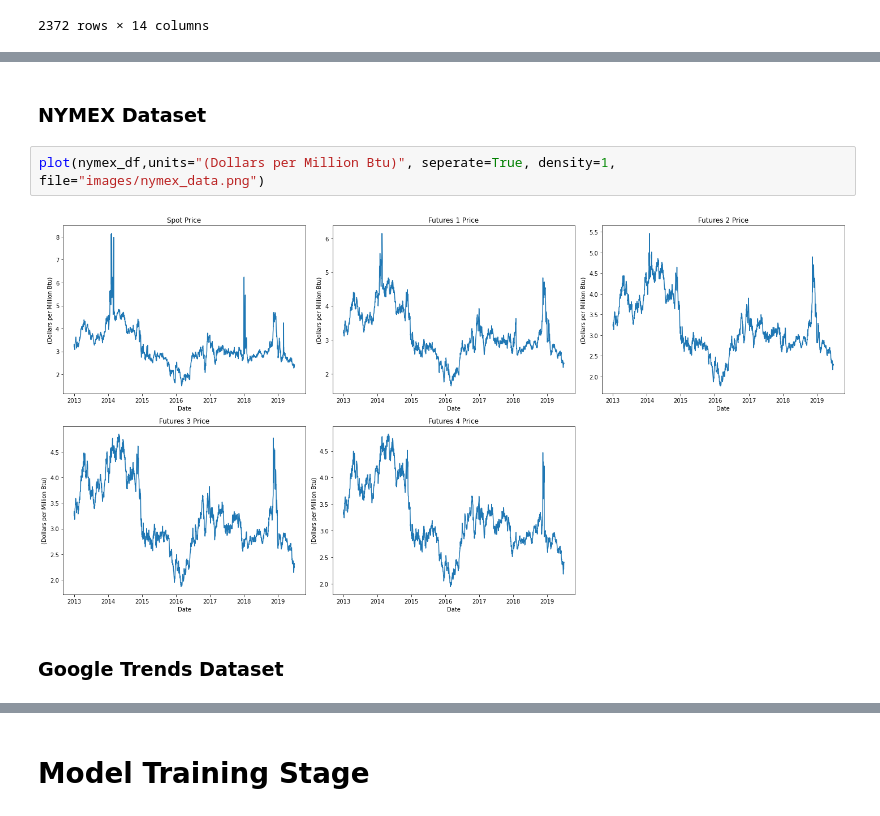
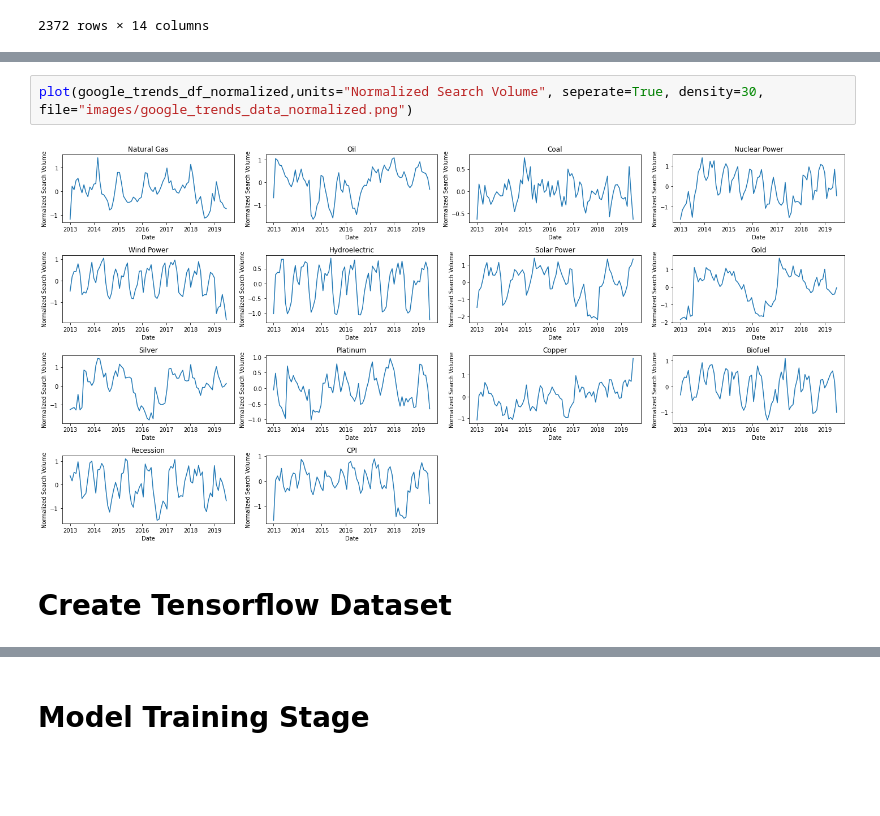
Before and after one commit to qstickmurph/cs4263-project, a Jupyter notebook: code/CS4263-Project.ipynb, the cells around one changed output, grey strips where cells are left out. Drawn from its saved outputs; the diff is of its cells as text; blank space fills up the shorter version.

```diff
--- a/code/CS4263-Project.ipynb
+++ b/code/CS4263-Project.ipynb
@@ -403,8 +396,6 @@ def plot(data, units=None, input_width=0, label_width=0, predictions=None, densi
+# %%
+plot(google_trends_df_normalized,units="Normalized Search Volume", seperate=True, density=30, file="images/google_trends_data_normalized.png")
+# %% [output]
+[figure, added]
 # %% [markdown]
-### NYMEX Dataset
+# Create Tensorflow Dataset
-# %%
-plot(nymex_df,units="(Dollars per Million Btu)", seperate=True, density=1, file="images/nymex_data.png")
-# %% [output]
-[figure, removed]
-# %% [markdown]
-### Google Trends Dataset
```
Also changed, not shown: parts of 18 cells of this notebook, 2 other files.
